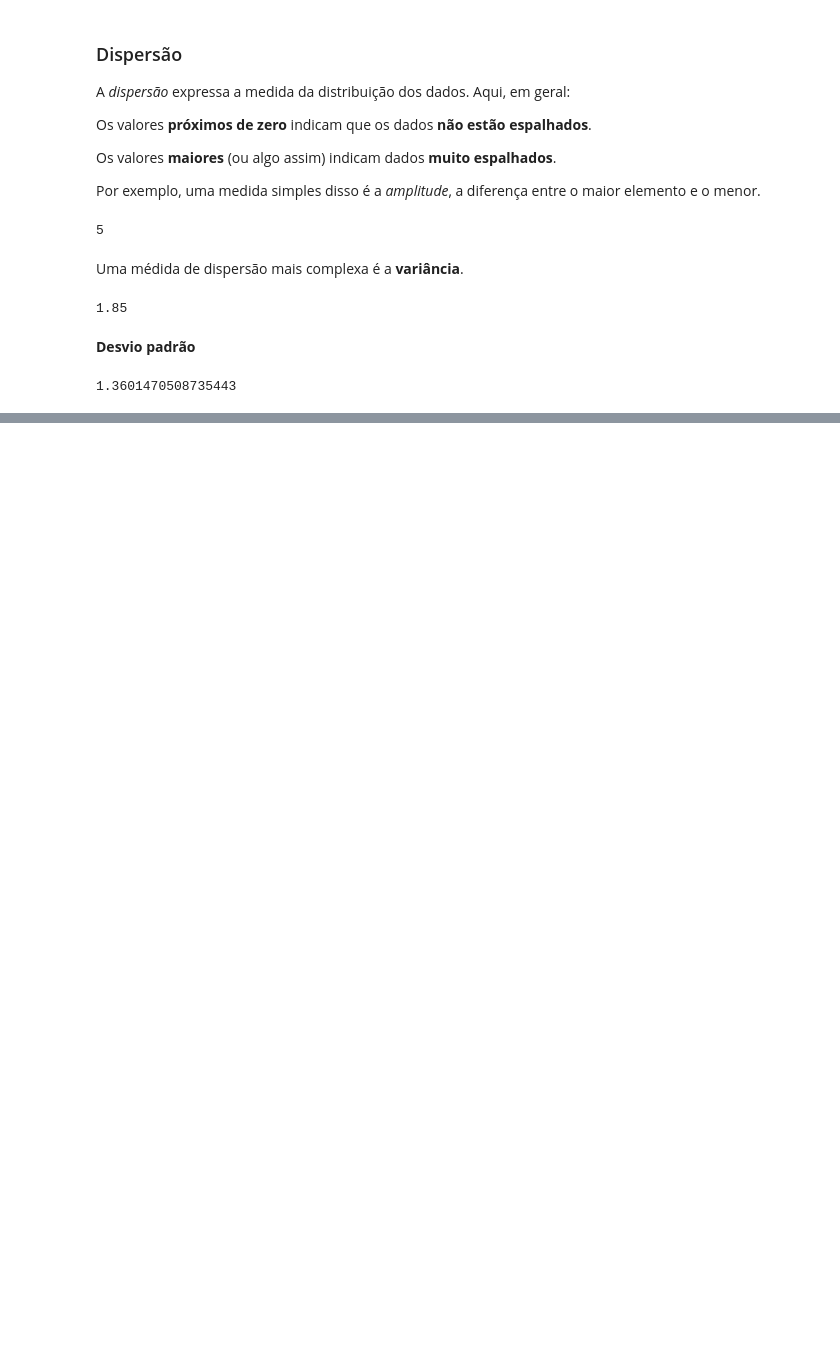
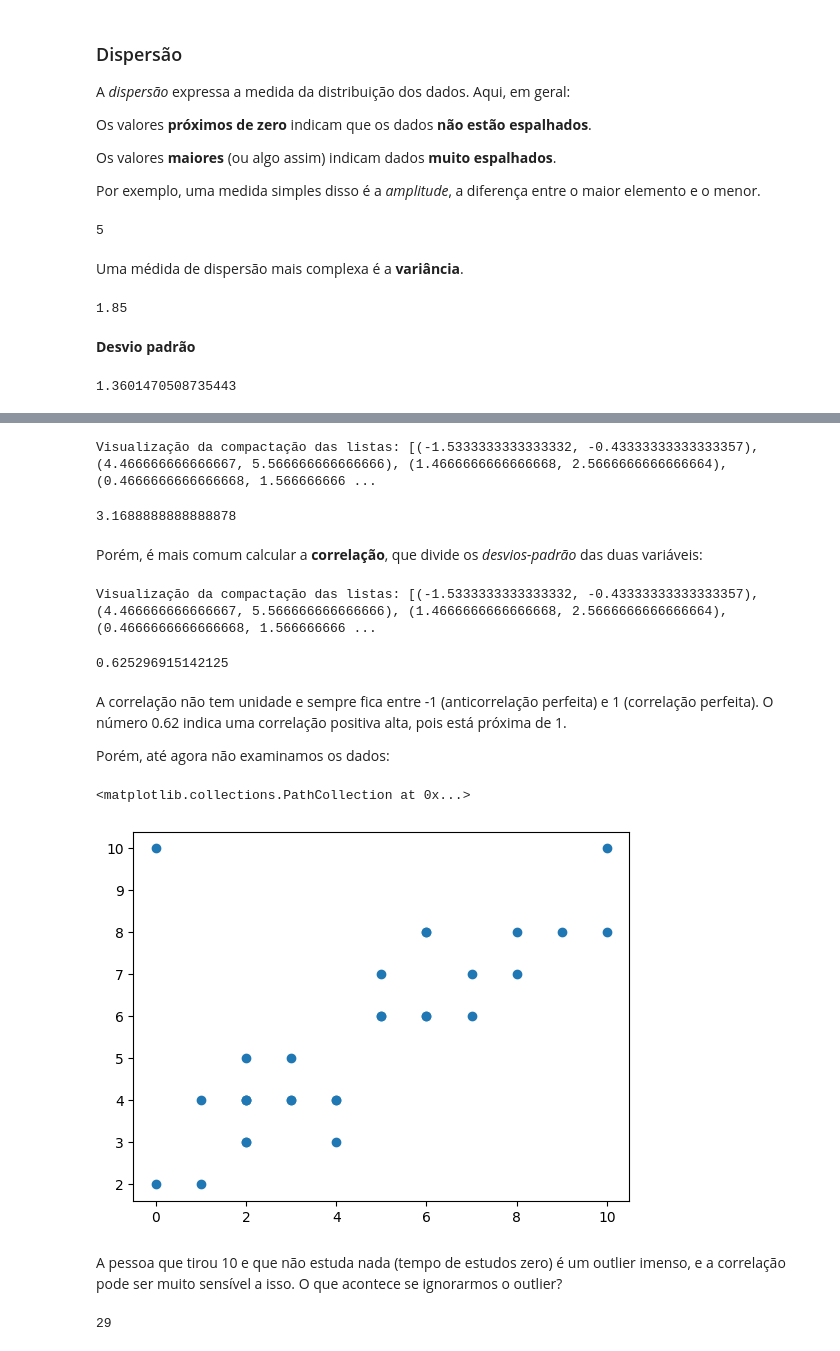
Before and after one commit to DiogoBotton/Python_Learn, a Jupyter notebook: Livro_Data_Science_Do_Zero/Estatistica/estatistica.ipynb, the cells around one changed output, grey strips where cells are left out. Cells and saved outputs as stored; diff of their text form; code cells hidden in the pictures; blank space fills up the shorter version.

Commit message:
correlação

```diff
--- a/Livro_Data_Science_Do_Zero/Estatistica/estatistica.ipynb
+++ b/Livro_Data_Science_Do_Zero/Estatistica/estatistica.ipynb
@@ -127,0 +147,6 @@ desvio_padrao(nota_alunos)
+# %%
+tempo_estudos = [4, 10, 7, 6, 2, 2, 1, 9, 6, 7, 1, 10, 8, 2, 2, 2, 3, 5, 4,
+                 3, 6, 1, 3, 4, 5, 8, 2, 5, 6, 0]
+
+nota_alunos = [4, 10, 7, 6, 3, 5, 2, 8, 8, 6, 2, 8, 7, 4, 4, 4, 4, 6, 4,
+               4, 6, 4, 5, 3, 6, 8, 3, 7, 8, 10]
@@ -127,0 +158,38 @@ desvio_padrao(nota_alunos)
+# %%
+covariancia(nota_alunos, tempo_estudos)
+# %% [output]
+Visualização da compactação das listas: [(-1.5333333333333332, -0.43333333333333357), (4.466666666666667, 5.566666666666666), (1.4666666666666668, 2.5666666666666664), (0.4666666666666668, 1.566666666 ...
+3.1688888888888878
+# %% [markdown]
+Porém, é mais comum calcular a **correlação**, que divide os *desvios-padrão* das duas variáveis:
+# %%
+def correlacao(xs: List[float], ys: List[float]) -> float:
+    '''Mede a variação simultânea de xs e ys a partir de suas médias'''
+    desvio_x = desvio_padrao(xs)
+    desvio_y = desvio_padrao(ys)
+
+    if desvio_x > 0 and desvio_y > 0:
+        return covariancia(xs, ys) / desvio_x / desvio_y
+    else:
+        return 0 # Se não houver variação, a correlação será zero
+
+correlacao(nota_alunos, tempo_estudos)
+# %% [output]
+Visualização da compactação das listas: [(-1.5333333333333332, -0.43333333333333357), (4.466666666666667, 5.566666666666666), (1.4666666666666668, 2.5666666666666664), (0.4666666666666668, 1.566666666 ...
+0.625296915142125
+# %% [markdown]
+A correlação não tem unidade e sempre fica entre -1 (anticorrelação perfeita) e 1 (correlação perfeita). O número 0.62 indica uma correlação positiva alta, pois está próxima de 1.
+
+Porém, até agora não examinamos os dados:
+# %%
+plt.scatter(x=tempo_estudos, y=nota_alunos)
+# %% [output]
+<matplotlib.collections.PathCollection at 0x...>
+[figure, added]
+# %% [markdown]
+A pessoa que tirou 10 e que não estuda nada (tempo de estudos zero) é um outlier imenso, e a correlação pode ser muito sensível a isso. O que acontece se ignorarmos o outlier?
+# %%
+outlier = tempo_estudos.index(0) # Resgata o índice do outlier que o tempo de estudos é zero (0)
+outlier
+# %% [output]
+29
```
Also changed, not shown: parts of 8 cells of this notebook.
